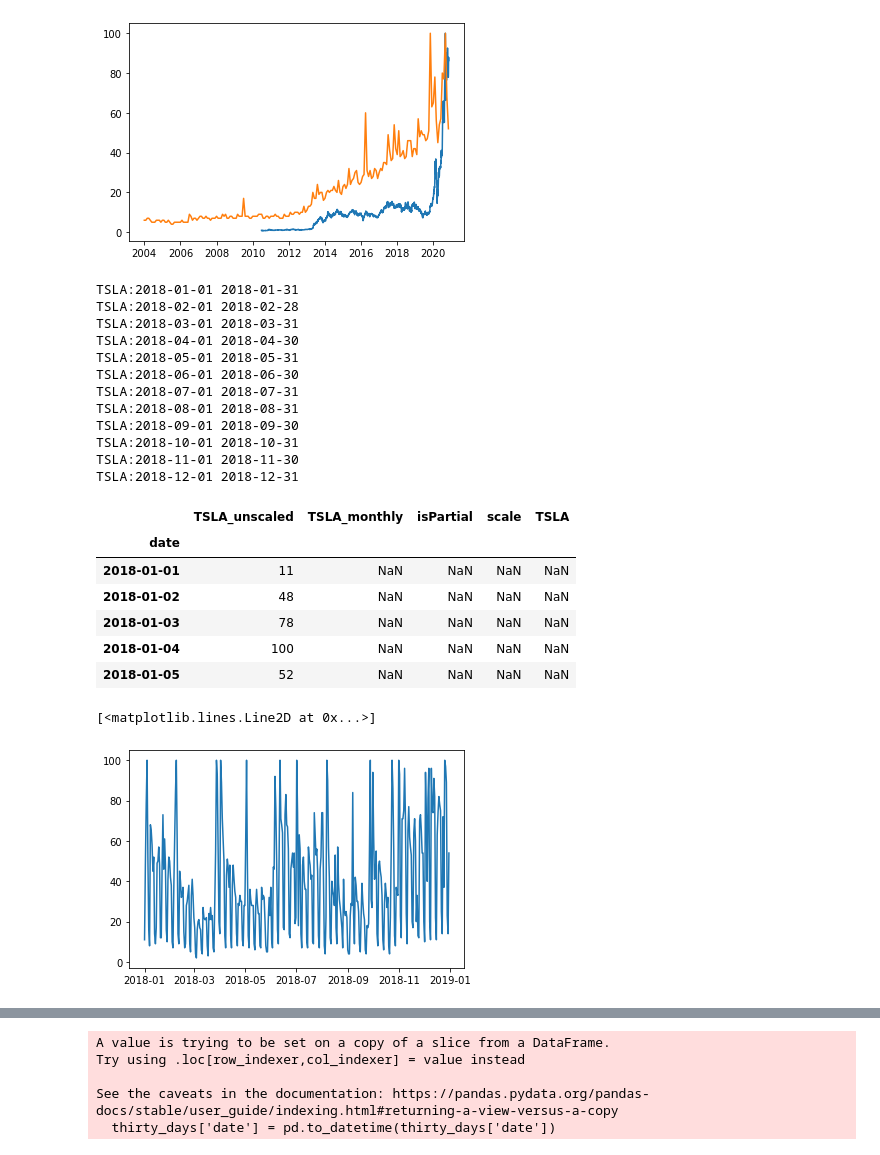
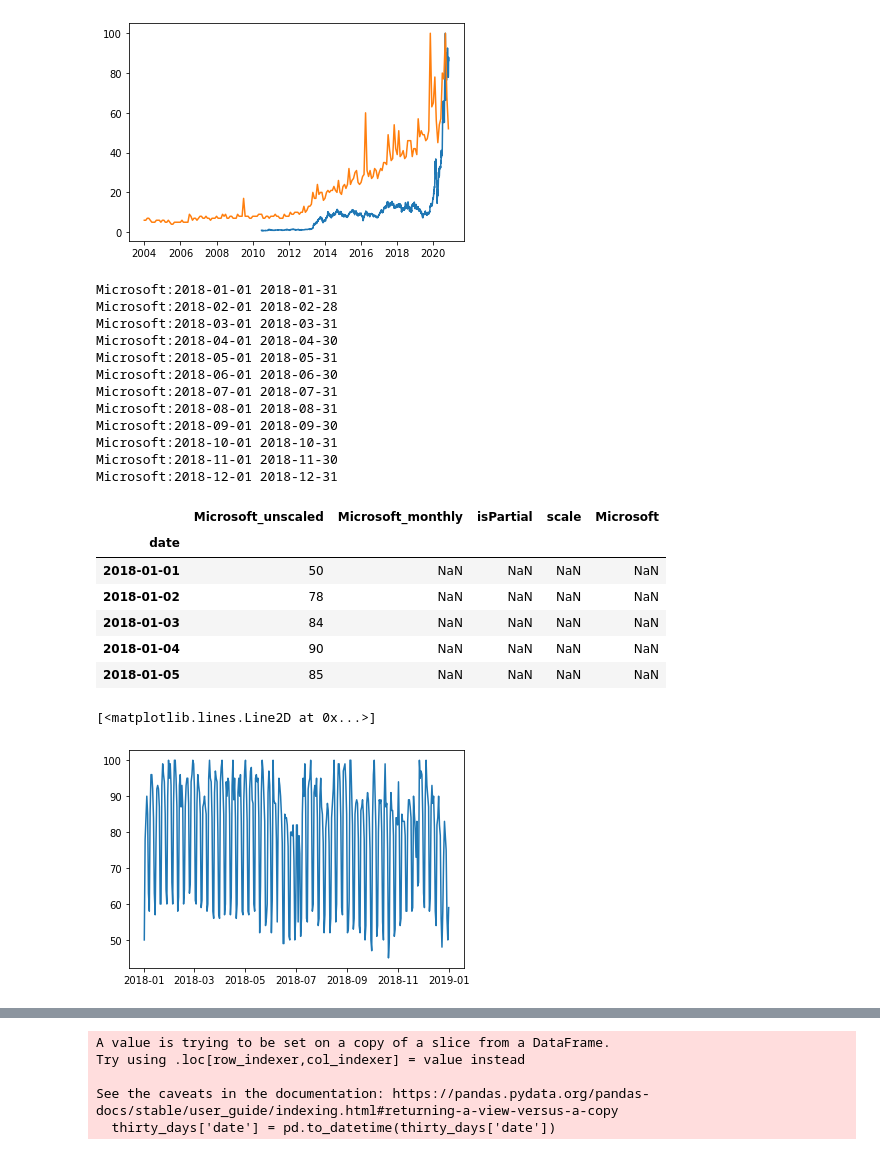
Before and after one commit to evilpegasus/google-trends-financial-modeling, a Jupyter notebook: clean_data.ipynb, the cells around one changed output, grey strips where cells are left out. Cells and saved outputs as stored; diff of their text form; code cells hidden in the pictures.

Commit message:
microsoft model

```diff
--- a/clean_data.ipynb
+++ b/clean_data.ipynb
@@ -85,33 +71,33 @@ plt.plot(trend["Tesla"])
 [<matplotlib.lines.Line2D at 0x...>]
 [figure]
 # %%
-daily_trend = dailydata.get_daily_data('TSLA', 2018, 1, 2018, 12, wait_time = 0)
+daily_trend = dailydata.get_daily_data('Microsoft', 2018, 1, 2018, 12, wait_time = 0)
 # %% [output]
-TSLA:2018-01-01 2018-01-31
-TSLA:2018-02-01 2018-02-28
-TSLA:2018-03-01 2018-03-31
-TSLA:2018-04-01 2018-04-30
-TSLA:2018-05-01 2018-05-31
-TSLA:2018-06-01 2018-06-30
-TSLA:2018-07-01 2018-07-31
-TSLA:2018-08-01 2018-08-31
-TSLA:2018-09-01 2018-09-30
-TSLA:2018-10-01 2018-10-31
-TSLA:2018-11-01 2018-11-30
-TSLA:2018-12-01 2018-12-31
+Microsoft:2018-01-01 2018-01-31
+Microsoft:2018-02-01 2018-02-28
+Microsoft:2018-03-01 2018-03-31
+Microsoft:2018-04-01 2018-04-30
+Microsoft:2018-05-01 2018-05-31
+Microsoft:2018-06-01 2018-06-30
+Microsoft:2018-07-01 2018-07-31
+Microsoft:2018-08-01 2018-08-31
+Microsoft:2018-09-01 2018-09-30
+Microsoft:2018-10-01 2018-10-31
+Microsoft:2018-11-01 2018-11-30
+Microsoft:2018-12-01 2018-12-31
 # %%
 daily_trend.head()
 # %% [output]
-|  | TSLA_unscaled | TSLA_monthly | isPartial | scale | TSLA |
+|  | Microsoft_unscaled | Microsoft_monthly | isPartial | scale | Microsoft |
 | date |  |  |  |  |  |
-| 2018-01-01 | 11 | NaN | NaN | NaN | NaN |
-| 2018-01-02 | 48 | NaN | NaN | NaN | NaN |
-| 2018-01-03 | 78 | NaN | NaN | NaN | NaN |
-| 2018-01-04 | 100 | NaN | NaN | NaN | NaN |
-| 2018-01-05 | 52 | NaN | NaN | NaN | NaN |
+| 2018-01-01 | 50 | NaN | NaN | NaN | NaN |
+| 2018-01-02 | 78 | NaN | NaN | NaN | NaN |
+| 2018-01-03 | 84 | NaN | NaN | NaN | NaN |
+| 2018-01-04 | 90 | NaN | NaN | NaN | NaN |
+| 2018-01-05 | 85 | NaN | NaN | NaN | NaN |
 # %%
-plt.plot(daily_trend['TSLA_unscaled'])
+plt.plot(daily_trend['Microsoft_unscaled'])
 # %% [output]
 [<matplotlib.lines.Line2D at 0x...>]
-[figure, old version]
+[figure, new version]
 # %%
```
Also changed, not shown: parts of 27 cells of this notebook.
